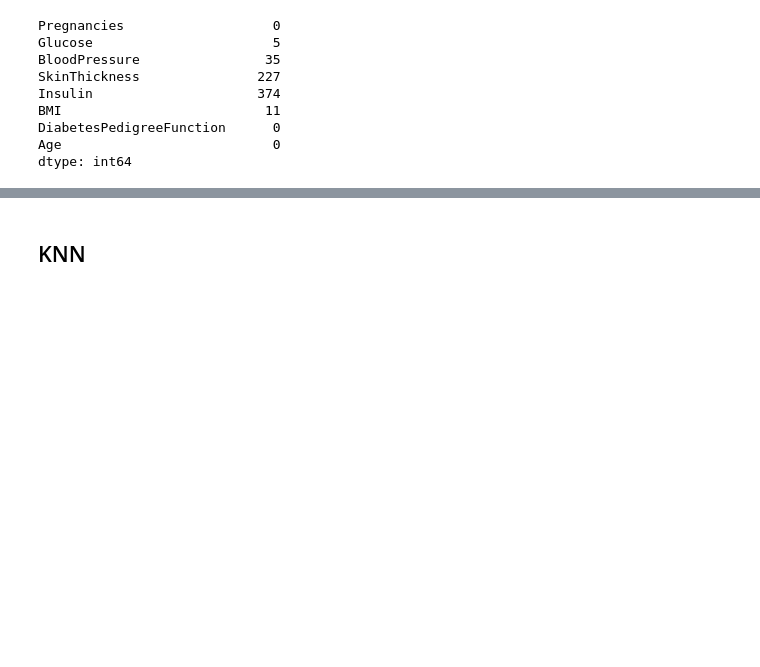
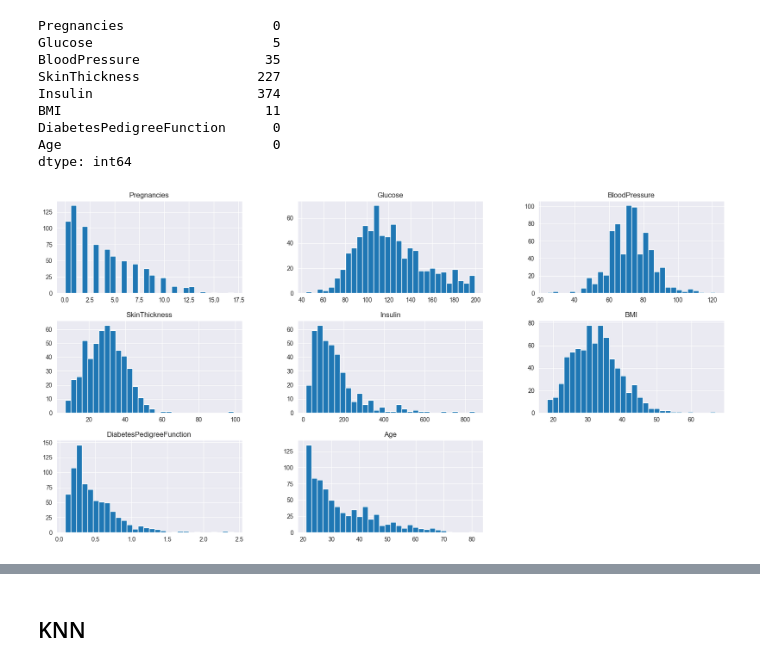
Before and after one commit to YounessBoumeshouli/Analyse_et_Pr-diction_du_Risque_de_Diab-te, a Jupyter notebook: main.ipynb, the cells around one changed output, grey strips where cells are left out. Saved outputs shown, nothing was run; the diff lists cells and outputs as text; code cells hidden in the pictures; blank space fills up the shorter version.

```diff
--- a/main.ipynb
+++ b/main.ipynb
@@ -169,3 +169,8 @@ BMI                          11
 DiabetesPedigreeFunction      0
 Age                           0
 dtype: int64
+# %%
+df.hist(bins=30 ,figsize=(20,10))
+plt.show()
+# %% [output]
+[figure, added]
```
Also changed, not shown: parts of 7 cells of this notebook.
